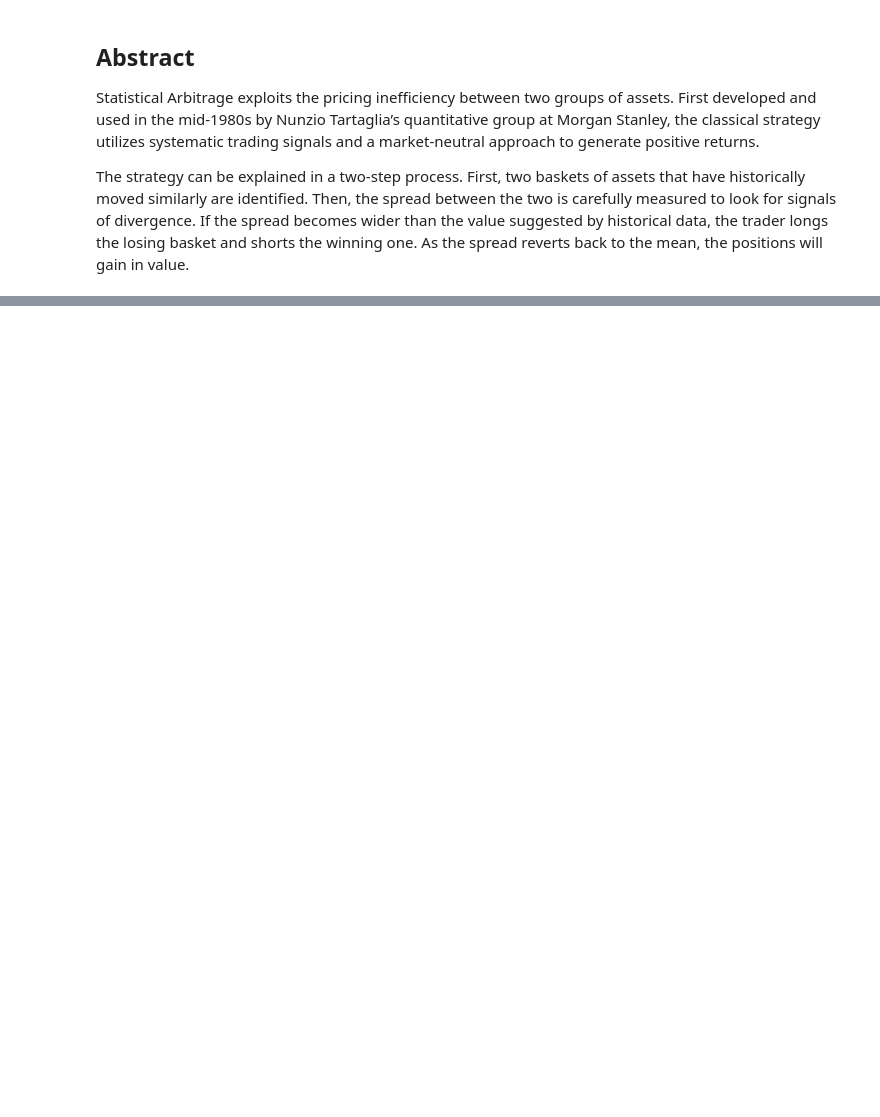
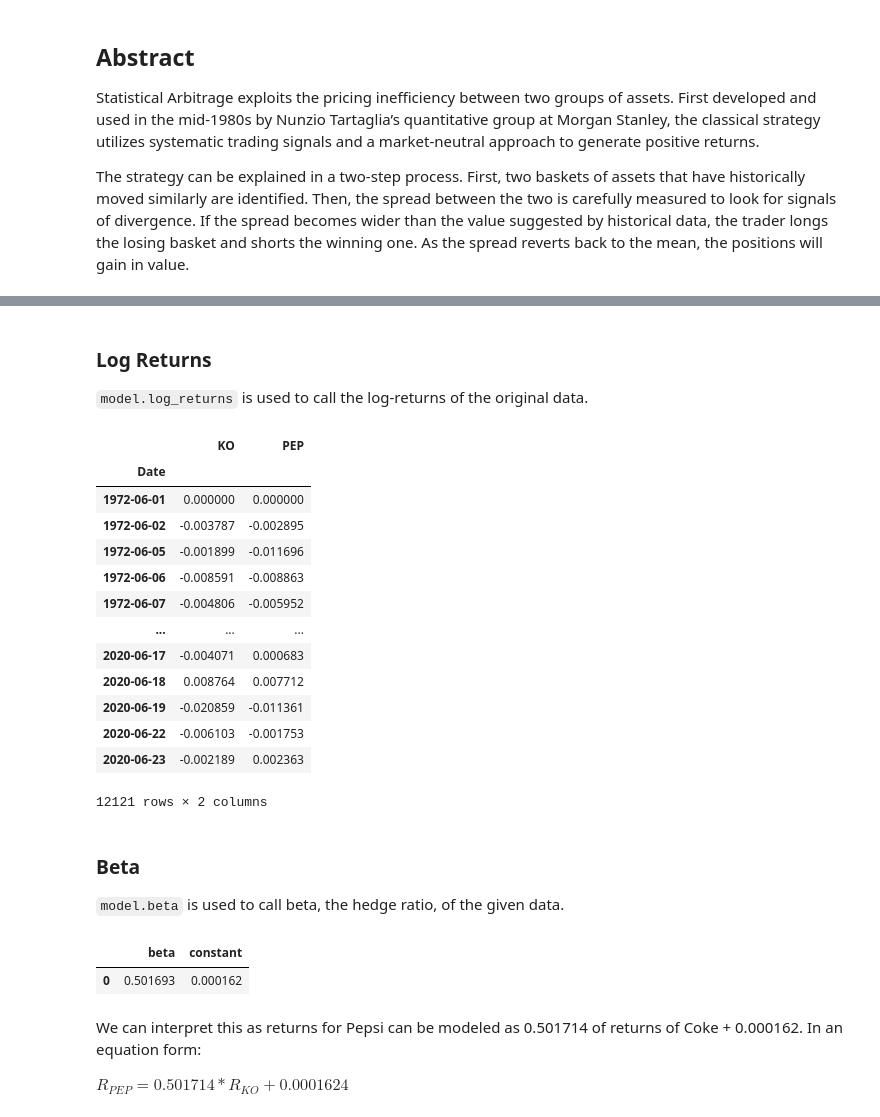
Before and after one commit to tzw101/research, a Jupyter notebook: Statistical Arbitrage.ipynb, the cells around one changed output, grey strips where cells are left out. Cells and saved outputs as stored; diff of their text form; code cells hidden in the pictures; blank space fills up the shorter version.

```diff
--- a/Statistical Arbitrage.ipynb
+++ b/Statistical Arbitrage.ipynb
@@ -147,0 +158,3 @@ $s = X_t - \frac{E(X_t)}{var(X_t)} = \frac{\mu\sqrt{2\kappa}}{\sigma}$
+# %%
+# Initiate pairs trading class.
+model = StatArb()
@@ -147,0 +164,33 @@ $s = X_t - \frac{E(X_t)}{var(X_t)} = \frac{\mu\sqrt{2\kappa}}{\sigma}$
+# %% [markdown]
+### Log Returns
+
+``model.log_returns`` is used to call the log-returns of the original data.
+# %%
+model.log_returns
+# %% [output]
+|  | KO | PEP |
+| Date |  |  |
+| 1972-06-01 | 0.000000 | 0.000000 |
+| 1972-06-02 | -0.003787 | -0.002895 |
+| 1972-06-05 | -0.001899 | -0.011696 |
+| 1972-06-06 | -0.008591 | -0.008863 |
+| 1972-06-07 | -0.004806 | -0.005952 |
+| ... | ... | ... |
+| 2020-06-17 | -0.004071 | 0.000683 |
+| 2020-06-18 | 0.008764 | 0.007712 |
+| 2020-06-19 | -0.020859 | -0.011361 |
+| 2020-06-22 | -0.006103 | -0.001753 |
+| 2020-06-23 | -0.002189 | 0.002363 |
+12121 rows × 2 columns
+# %% [markdown]
+### Beta
+``model.beta`` is used to call beta, the hedge ratio, of the given data.
+# %%
+model.beta
+# %% [output]
+|  | beta | constant |
+| 0 | 0.501693 | 0.000162 |
+# %% [markdown]
+We can interpret this as returns for Pepsi can be modeled as 0.501714 of returns of Coke + 0.000162. In an equation form:
+
+$R_{PEP} = 0.501714 * R_{KO} + 0.0001624$
```
Also changed, not shown: parts of 121 cells of this notebook.
